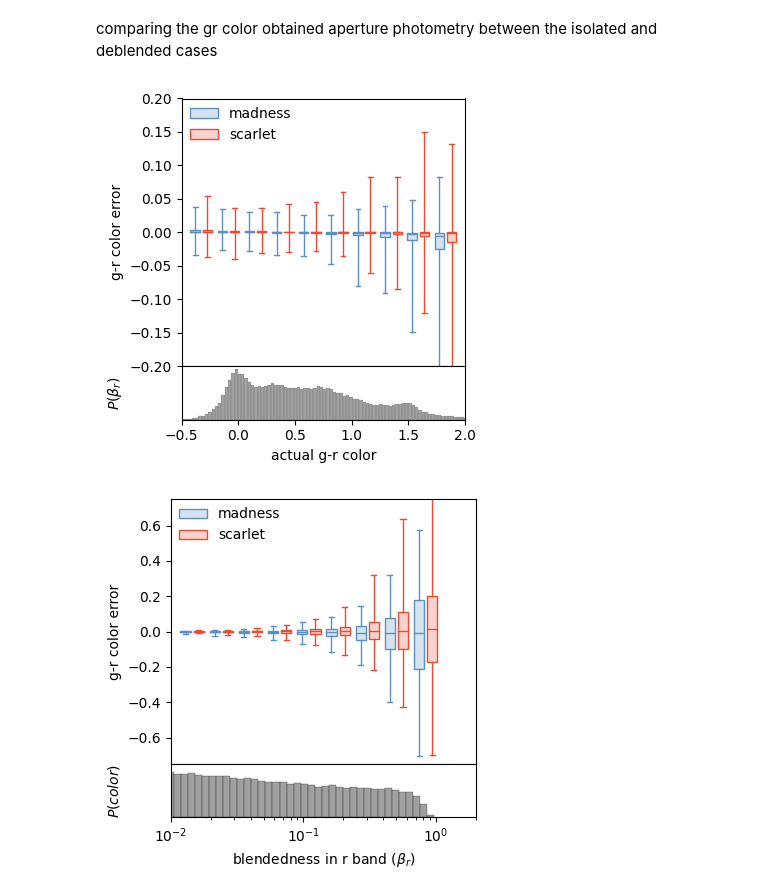
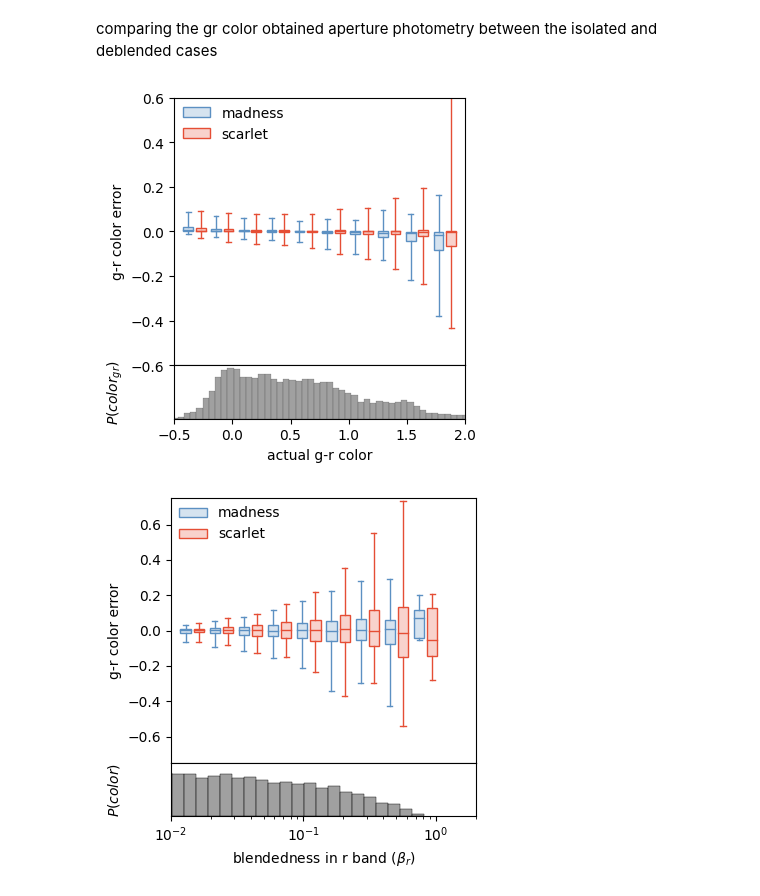
Before and after one commit to b-biswas/MADNESS-legacy, a Jupyter notebook: notebooks/compare_color_results_high_density.ipynb, the cells around one changed output. Cells and saved outputs as stored; diff of their text form; code cells hidden in the pictures.

```diff
--- a/notebooks/compare_color_results_high_density.ipynb
+++ b/notebooks/compare_color_results_high_density.ipynb
@@ -31,7 +31,7 @@ scarlet_results=[]
 actual_photometry = []
 blended_photometry = []
 
-for file_num in range(300):
+for file_num in range(50):
 
     madness_results.append(pd.read_pickle(os.path.join(result_dir_path, "madness_results", str(file_num) + ".pkl")))
     scarlet_results.append(pd.read_pickle(os.path.join(data_path, "scarlet_results", str(file_num) + ".pkl")))
@@ -45,7 +45,8 @@ scarlet_results = pd.concat(scarlet_results)
 actual_photometry = pd.concat(actual_photometry)
 blended_photometry = pd.concat(blended_photometry)
 # %%
-mask=madness_results["r_contamination"].values<5
+mask=madness_results["r_contamination"].values<3
+mask=madness_results["r_contamination"].values<3
 madness_results=madness_results[mask]
 scarlet_results=scarlet_results[mask]
 actual_photometry=actual_photometry[mask]
@@ -184,24 +215,24 @@ comparing the gr color obtained aperture photometry between the isolated and deb
 # %%
 fig, median_shear, q1_shear, q3_shear, whislo_shear, whishi_shear = maddeb.boxplot.boxplot_func(
     boxplot_color_df,
     x = "gr_phot", y = "gr_color_err_phot", z = "type",
     xlim = (-.5, 2),
-    ylim = (-.2, .2),
+    ylim = (-.6, .6),
     x_scale = None,
     legend = ['madness', 'scarlet'],
     x_label='actual g-r color',
     y_label = 'g-r color error',
-    y_label_hist=r'$P(\beta_r)$',
+    y_label_hist=r'$P(color_{gr})$',
     legend_remove = False,
     whis = [5, 95],
     percents = [25, 75],
     palette=mpl.cm.RdYlBu([0.85,0.15]),#0.35,
     nbins = 10,
 )
 plt.savefig(os.path.join("results", density_level + "_density", "bias_color_box_plot.pdf"))
 plt.savefig(os.path.join("results", density_level + "_density",  "bias_color_box_plot.png"))
 # %% [output]
-[figure, old version]
+[figure, new version]
 # %%
 fig, median_shear, q1_shear, q3_shear, whislo_shear, whishi_shear = maddeb.boxplot.boxplot_func(
     boxplot_color_df,
@@ -222,7 +253,7 @@ fig, median_shear, q1_shear, q3_shear, whislo_shear, whishi_shear = maddeb.boxpl
 plt.savefig(os.path.join("results", density_level + "_density", "blendedness_color_box_plot.pdf"))
 plt.savefig(os.path.join("results", density_level + "_density",  "blendedness_color_box_plot.png"))
 # %% [output]
-[figure, old version]
+[figure, new version]
 # %%
 fig, median_fluxerr, q1_fluxerr, q3_fluxerr, whislo_fluxerr, whishi_fluxerr = maddeb.boxplot.boxplot_func(
     boxplot_color_df,
```
Also changed, not shown: parts of 15 cells of this notebook, 3 other files.
